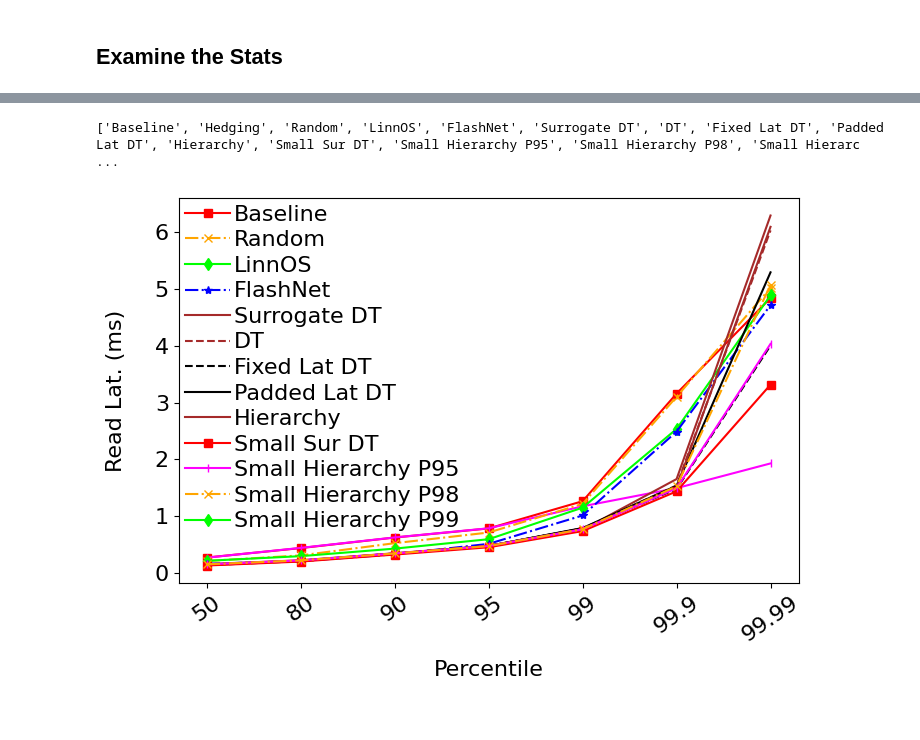
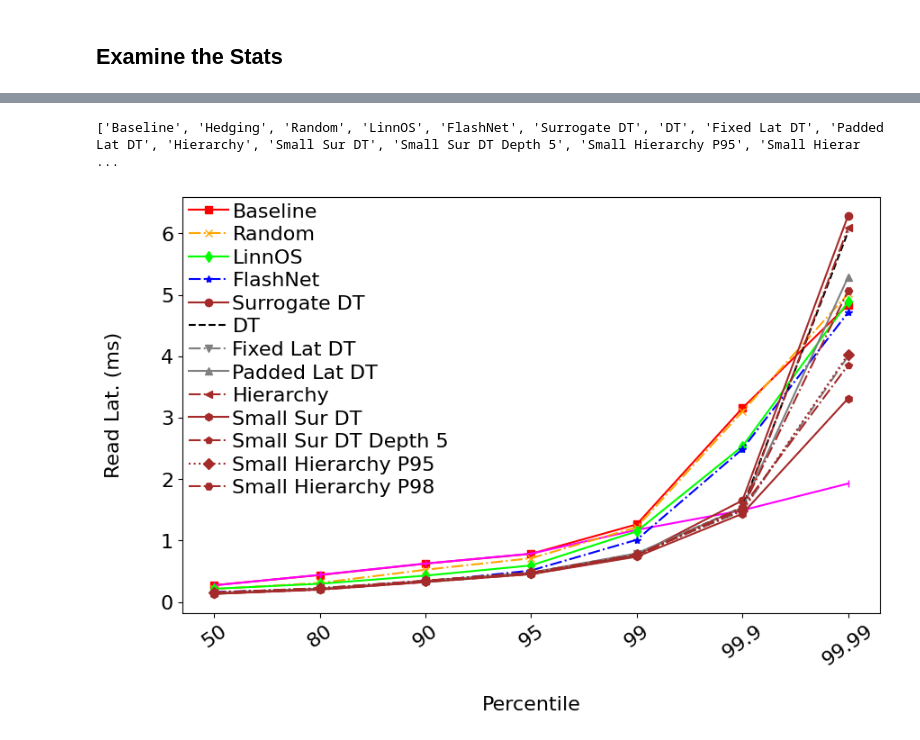
Before and after one commit to czarkos/Heimdall, a Jupyter notebook: integration/client-level/algo_analysis/tail_improvement_with_surrogate.ipynb, the cells around one changed output, grey strips where cells are left out. Saved outputs shown, nothing was run; the diff lists cells and outputs as text; code cells hidden in the pictures.

```diff
--- a/integration/client-level/algo_analysis/tail_improvement_with_surrogate.ipynb
+++ b/integration/client-level/algo_analysis/tail_improvement_with_surrogate.ipynb
@@ -5,7 +5,7 @@ import numpy as np
 import os
 import math
 # %%
-algos = ['baseline', 'hedging', 'random', 'linnos', 'flashnet', 'surrogate_dt', 'dt', 'fixed_lat_dt', 'padded_lat_dt', 'hierarchy', 'small_surrogate_dt', 'small_hierarchy_p95', 'small_hierarchy_p98', 'small_hierarchy_p99']
+algos = ['baseline', 'hedging', 'random', 'linnos', 'flashnet', 'surrogate_dt', 'dt', 'fixed_lat_dt', 'padded_lat_dt', 'hierarchy', 'small_surrogate_dt', 'small_surrogate_dt_depth5', 'small_hierarchy_p95', 'small_hierarchy_p98']
 percentiles_characteristics = ['avg', 'p50.0', 'p80.0', 'p90.0', 'p95.0', 'p96.0', 'p97.0', 'p98.0', 'p99.0', 'p99.9', 'p99.99']
 # %%
 grouping_dirs = {}
@@ -129,32 +129,47 @@ plt.show()
 # %%
 # Draw baseline vs flashnet line chart
 
-algos = ['baseline', 'hedging', 'random', 'linnos', 'flashnet', 'surrogate_dt', 'dt', 'fixed_lat_dt', 'padded_lat_dt', 'hierarchy', 'small_surrogate_dt', 'small_hierarchy_p95', 'small_hierarchy_p98', 'small_hierarchy_p99']
-line_legend = ['Baseline', 'Hedging', 'Random', 'LinnOS', 'FlashNet', 'Surrogate DT', 'DT', 'Fixed Lat DT', 'Padded Lat DT', 'Hierarchy', 'Small Sur DT', 'Small Hierarchy P95', 'Small Hierarchy P98', 'Small Hierarchy P99']
-colors = ['red', 'magenta', 'orange', 'lime', 'blue', 'brown', 'brown', 'black', 'black', 'brown', 'red', 'magenta', 'orange', 'lime']
-styles = ['s-', '|-', 'x-.', 'd-', '*-.', '-', '--', '--', '-', '-', 's-', '|-', 'x-.', 'd-']
+algos = ['baseline', 'hedging', 'random', 'linnos', 'flashnet', 'surrogate_dt', 'dt', 'fixed_lat_dt', 'padded_lat_dt', 'hierarchy', 'small_surrogate_dt', 'small_surrogate_dt_depth5', 'small_hierarchy_p95', 'small_hierarchy_p98']
+line_legend = ['Baseline', 'Hedging', 'Random', 'LinnOS', 'FlashNet', 'Surrogate DT', 'DT', 'Fixed Lat DT', 'Padded Lat DT', 'Hierarchy', 'Small Sur DT', 'Small Sur DT Depth 5', 'Small Hierarchy P95', 'Small Hierarchy P98']
+colors = ['red', 'magenta', 'orange', 'lime', 'blue', 'brown', 'black', 'gray', 'gray', 'brown', 'brown', 'brown', 'brown', 'brown']
+styles = [
+    's-',   # Baseline
+    '|-',   # Hedging
+    'x-.',  # Random
+    'd-',   # LinnOS
+    '*-.',  # FlashNet
+    'o-',   # Surrogate DT
+    '--',   # DT
+    'v-.',  # Fixed Lat DT
+    '^-',   # Padded Lat DT
+    '<-.',  # Hierarchy
+    'h-',   # Small Sur DT
+    'p-.',  # Small Sur DT Depth 5
+    'D:',   # Small Hierarchy P95
+    'H-.',  # Small Hierarchy P98
+]
 
 x_labels = ["avg", "p80.0", "p90.0", "p95.0", "p99.0", "p99.9", "p99.99"]
 x_ticks = ["50", "80", "90", "95", "99", "99.9", "99.99"]
 
-fig, ax = plt.subplots(figsize=(8, 5))
+fig, ax = plt.subplots(figsize=(10, 6))
 for idx, algo in enumerate(algos):
     ax.plot(np.arange(len(x_labels)), collection_ms.loc[algo][x_labels].values, styles[idx], label=line_legend[idx], color=colors[idx], linewidth=1.5)
 
 handles, labels = ax.get_legend_handles_labels()
 print(labels)
 
 ax.legend([handles[0], handles[2], handles[3], handles[4], handles[5], handles[6], handles[7], handles[8], handles[9], handles[10], handles[11], handles[12], handles[13]], [labels[0], labels[2], labels[3], labels[4], labels[5], labels[6], labels[7], labels[8], labels[9], labels[10], labels[11], labels[12], labels[13]], loc='upper left', frameon=False, labelspacing=0.25, columnspacing=0.5, borderpad=-0.2, handletextpad=0.2, handlelength=2)
 ax.set_xticks(np.arange(len(x_ticks)), x_ticks)
 ax.set_xticklabels(x_ticks, rotation=35, ha='center')
 # add y label
 # ax.set_ylim(0, 8)
 ax.set_ylabel("Read Lat. (ms)")
 ax.set_xlabel("Percentile")
 ax.xaxis.set_label_coords(0.5, -0.2)
 ax.yaxis.set_label_coords(-0.085, 0.5)
 plt.savefig(os.path.join("eval-client-line.eps"), dpi=200, bbox_inches='tight', format='eps')
 plt.show()
 # %% [output]
-['Baseline', 'Hedging', 'Random', 'LinnOS', 'FlashNet', 'Surrogate DT', 'DT', 'Fixed Lat DT', 'Padded Lat DT', 'Hierarchy', 'Small Sur DT', 'Small Hierarchy P95', 'Small Hierarchy P98', 'Small Hierarc ...
+['Baseline', 'Hedging', 'Random', 'LinnOS', 'FlashNet', 'Surrogate DT', 'DT', 'Fixed Lat DT', 'Padded Lat DT', 'Hierarchy', 'Small Sur DT', 'Small Sur DT Depth 5', 'Small Hierarchy P95', 'Small Hierar ...
-[figure, old version]
+[figure, new version]
```
Also changed, not shown: parts of 3 cells of this notebook.
